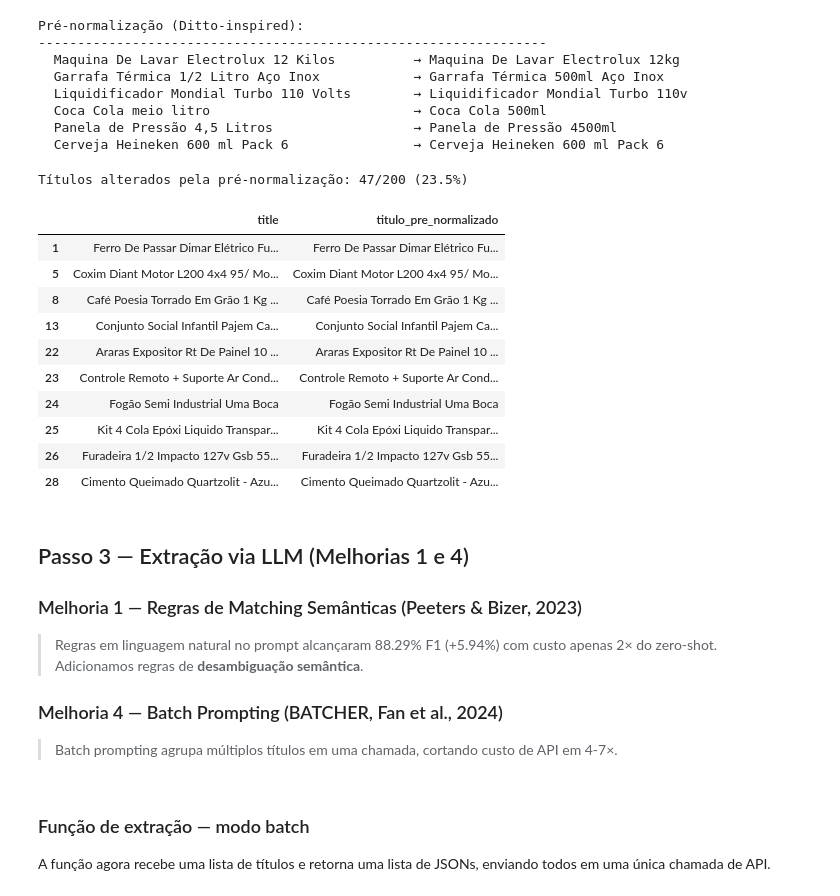
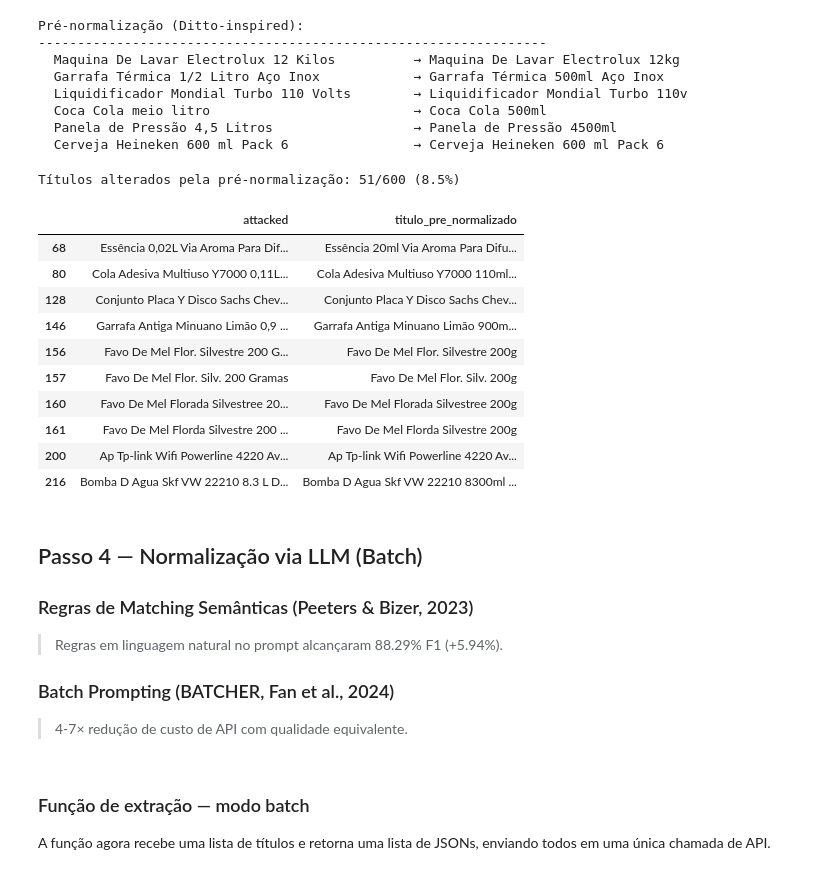
Before and after one commit to HumbertoNunesLira/POC-NLP, a Jupyter notebook: model_v2.ipynb, the cells around one changed output. Drawn from its saved outputs; the diff is of its cells as text; code cells hidden in the pictures.

```diff
--- a/model_v2.ipynb
+++ b/model_v2.ipynb
@@ -55,6 +50,5 @@ TEMPERATURE   = 0.0
 # %%
-dataframe = pd.read_csv(DATASET_PATH)
-df = dataframe[dataframe["language"] == "portuguese"].copy()
-print(f"Total de produtos em português: {len(df)}")
+df = pd.read_csv(INPUT_PATH)
+print(f"Total de títulos: {len(df)}")
 df.head(5)
 # %% [output]
@@ -68,6 +67,4 @@ Total de produtos em português: 10000000
 # %%
-df_sample = df.sample(n=SAMPLE_SIZE, random_state=RANDOM_SEED).reset_index(drop=True)
-print(f"Amostra: {len(df_sample)} registros")
-print(f"Categorias presentes: {df_sample['category'].nunique()}")
-df_sample["category"].value_counts().head(10)
+df_sample = df[[INPUT_COLUMN]].sample(n=100, random_state=RANDOM_SEED).reset_index(drop=True)
+print(f"Títulos para processar: {len(df_sample)}")
 # %% [output]
@@ -98,19 +224,22 @@ Name: count, dtype: int64
 # A camada simbólica PÓS-LLM continua existindo como safety net.
 
 _PRE_RULES = [
-    # Frações de litro → ml
+    # Frações de litro textuais → ml
     (re.compile(r"1/2\s*l(?:itro)?s?\b", re.I),          "500ml"),
     (re.compile(r"meio\s+litro", re.I),                   "500ml"),
-    (re.compile(r"(\d+)[,.]5\s*l(?:itro)?s?\b", re.I),
-        lambda m: f"{int(m.group(1))*1000+500}ml"),
-    (re.compile(r"(\d+)\s*l(?:itro)?s?\b", re.I),
-        lambda m: f"{int(m.group(1))*1000}ml"),
 
-    # Unidades coladas / variantes
-    (re.compile(r"(\d+)\s*k(?:ilo)?s?\b", re.I),
-        lambda m: f"{m.group(1)}kg"),
-    (re.compile(r"(\d+)\s*(?:gramas?|gr)\b", re.I),
-        lambda m: f"{m.group(1)}g"),
+    # Volume em Litros (agora aceita inteiros e decimais, ex: 0,9 / 1.5 / 2)
+    (re.compile(r"(\d+(?:[,.]\d+)?)\s*l(?:itro[s]?)?\b", re.I),
+        lambda m: f"{int(float(m.group(1).replace(',', '.')) * 1000)}ml"
+                  if float(m.group(1).replace(',', '.')) * 1000 == int(float(m.group(1).replace(',', '.')) * 1000)
+                  else f"{float(m.group(1).replace(',', '.')) * 1000}ml"),
+
+    # Quilos (aceita decimais também)
+    (re.compile(r"(\d+(?:[,.]\d+)?)\s*k(?:ilo)?s?\b", re.I),
+        lambda m: f"{m.group(1).replace(' ', '')}kg"),
+
+    (re.compile(r"(\d+(?:[,.]\d+)?)\s*(?:gramas?|gr)\b", re.I),
+        lambda m: f"{m.group(1).replace(' ', '')}g"),
 
     # Voltagem
     (re.compile(r"bi[\s-]?volt(?:s)?\b", re.I),          "bivolt"),
@@ -156,36 +285,32 @@ Pré-normalização (Ditto-inspired):
   Panela de Pressão 4,5 Litros                  → Panela de Pressão 4500ml
   Cerveja Heineken 600 ml Pack 6                → Cerveja Heineken 600 ml Pack 6
 # %%
-# Aplicar pré-normalização à amostra
-df_sample["titulo_pre_normalizado"] = df_sample["title"].apply(pre_normalize_title)
+df_attack["titulo_pre_normalizado"] = df_attack["attacked"].apply(pre_normalize_title)
 
-# Quantificar impacto
-alterados = (df_sample["title"] != df_sample["titulo_pre_normalizado"]).sum()
-print(f"Títulos alterados pela pré-normalização: {alterados}/{len(df_sample)} ({alterados/len(df_sample)*100:.1f}%)")
-df_sample[df_sample["title"] != df_sample["titulo_pre_normalizado"]][["title", "titulo_pre_normalizado"]].head(10)
+alterados = (df_attack["attacked"] != df_attack["titulo_pre_normalizado"]).sum()
+print(f"Títulos alterados pela pré-normalização: {alterados}/{len(df_attack)} ({alterados/len(df_attack)*100:.1f}%)")
+df_attack[df_attack["attacked"] != df_attack["titulo_pre_normalizado"]][["attacked", "titulo_pre_normalizado"]].head(10)
 # %% [output]
-Títulos alterados pela pré-normalização: 47/200 (23.5%)
+Títulos alterados pela pré-normalização: 51/600 (8.5%)
-|  | title | titulo_pre_normalizado |
-| 1 | Ferro De Passar Dimar Elétrico Fu... | Ferro De Passar Dimar Elétrico Fu... |
-| 5 | Coxim Diant Motor L200 4x4 95/ Mo... | Coxim Diant Motor L200 4x4 95/ Mo... |
-| 8 | Café Poesia Torrado Em Grão 1 Kg ... | Café Poesia Torrado Em Grão 1 Kg ... |
-| 13 | Conjunto Social Infantil Pajem Ca... | Conjunto Social Infantil Pajem Ca... |
-| 22 | Araras Expositor Rt De Painel 10 ... | Araras Expositor Rt De Painel 10 ... |
-| 23 | Controle Remoto + Suporte Ar Cond... | Controle Remoto + Suporte Ar Cond... |
-| 24 | Fogão Semi Industrial Uma Boca | Fogão Semi Industrial Uma Boca |
-| 25 | Kit 4 Cola Epóxi Liquido Transpar... | Kit 4 Cola Epóxi Liquido Transpar... |
-| 26 | Furadeira 1/2 Impacto 127v Gsb 55... | Furadeira 1/2 Impacto 127v Gsb 55... |
-| 28 | Cimento Queimado Quartzolit - Azu... | Cimento Queimado Quartzolit - Azu... |
+|  | attacked | titulo_pre_normalizado |
+| 68 | Essência 0,02L Via Aroma Para Dif... | Essência 20ml Via Aroma Para Difu... |
+| 80 | Cola Adesiva Multiuso Y7000 0,11L... | Cola Adesiva Multiuso Y7000 110ml... |
+| 128 | Conjunto Placa Y Disco Sachs Chev... | Conjunto Placa Y Disco Sachs Chev... |
+| 146 | Garrafa Antiga Minuano Limão 0,9 ... | Garrafa Antiga Minuano Limão 900m... |
+| 156 | Favo De Mel Flor. Silvestre 200 G... | Favo De Mel Flor. Silvestre 200g |
+| 157 | Favo De Mel Flor. Silv. 200 Gramas | Favo De Mel Flor. Silv. 200g |
+| 160 | Favo De Mel Florada Silvestree 20... | Favo De Mel Florada Silvestree 200g |
+| 161 | Favo De Mel Florda Silvestre 200 ... | Favo De Mel Florda Silvestre 200g |
+| 200 | Ap Tp-link Wifi Powerline 4220 Av... | Ap Tp-link Wifi Powerline 4220 Av... |
+| 216 | Bomba D Agua Skf VW 22210 8.3 L D... | Bomba D Agua Skf VW 22210 8300ml ... |
 # %% [markdown]
-## Passo 3 — Extração via LLM (Melhorias 1 e 4)
+## Passo 4 — Normalização via LLM (Batch)
 
-### Melhoria 1 — Regras de Matching Semânticas (Peeters & Bizer, 2023)
-> Regras em linguagem natural no prompt alcançaram 88.29% F1 (+5.94%) com custo
-> apenas 2× do zero-shot. Adicionamos regras de **desambiguação semântica**.
+### Regras de Matching Semânticas (Peeters & Bizer, 2023)
+> Regras em linguagem natural no prompt alcançaram 88.29% F1 (+5.94%).
 
-### Melhoria 4 — Batch Prompting (BATCHER, Fan et al., 2024)
-> Batch prompting agrupa múltiplos títulos em uma chamada, cortando custo
-> de API em 4-7×.
+### Batch Prompting (BATCHER, Fan et al., 2024)
+> 4-7× redução de custo de API com qualidade equivalente.
 # %%
 SYSTEM_PROMPT = """
 Você é um especialista em extração de atributos de produtos de e-commerce brasileiro.
```
Also changed, not shown: parts of 30 cells of this notebook, 2 other files.
